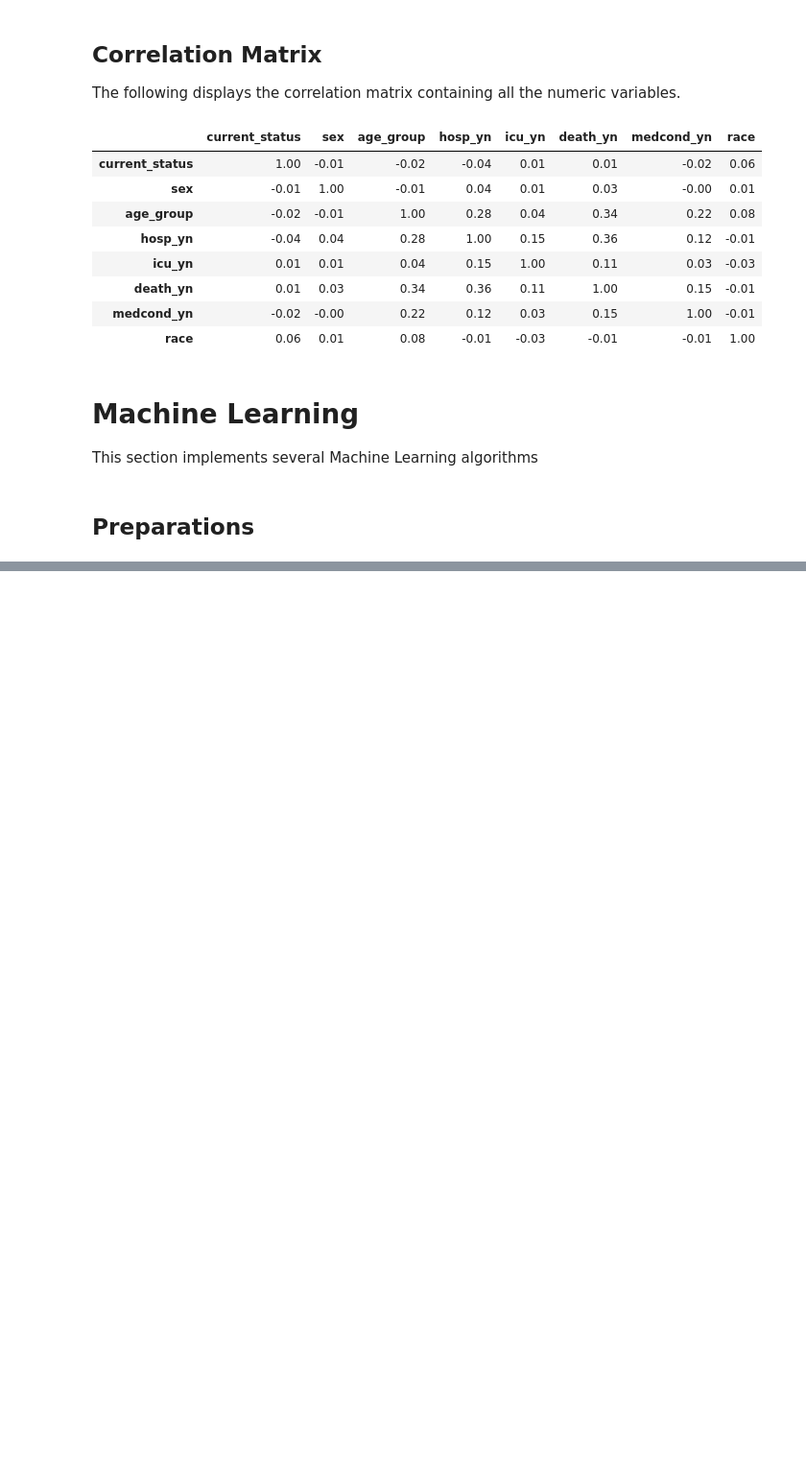
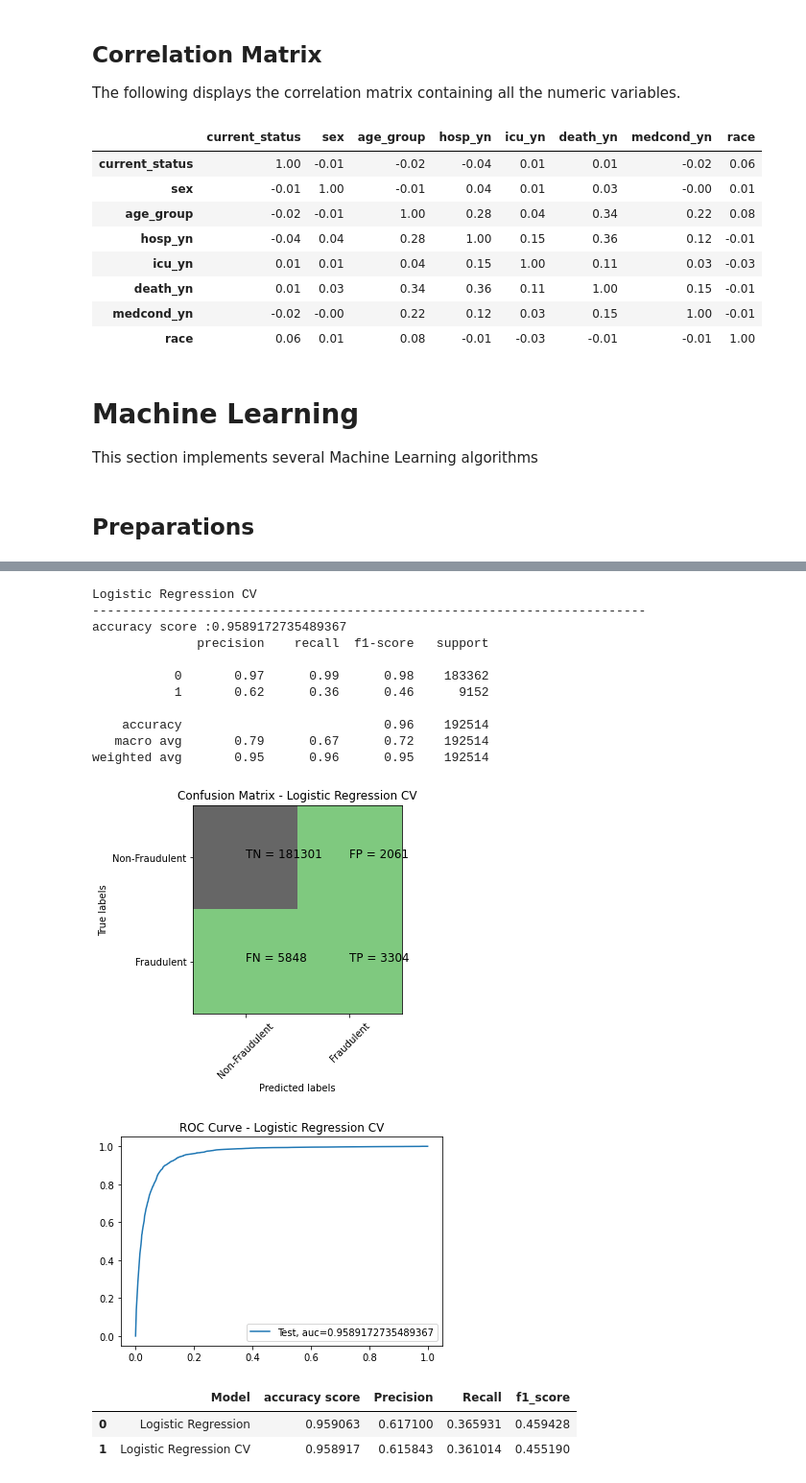
Before and after one commit to babakmahmoudian/ADS-ML, a Jupyter notebook: ml.ipynb, the cells around one changed output, grey strips where cells are left out. Shown at 96% size. Drawn from its saved outputs; the diff is of its cells as text; code cells hidden in the pictures; blank space fills up the shorter version.

```diff
--- a/ml.ipynb
+++ b/ml.ipynb
@@ -527,0 +537,29 @@ weighted avg       0.95      0.96      0.95    192514
+# %%
+from sklearn.linear_model import LogisticRegressionCV
+from sklearn.model_selection import KFold
+
+cv_num = KFold(n_splits=10, shuffle=True, random_state=12)
+lr_modelCV = LogisticRegressionCV(max_iter=200,penalty='l2',scoring='roc_auc',cv=cv_num,tol=10,random_state=12)
+lr_modelCV.fit(x_train,y_train)
+pred2 = lr_modelCV.predict(x_test)
+prob2 = lr_modelCV.predict_proba(x_test)
+print_results("Logistic Regression CV", y_test, pred2,prob2[:,-1])
+
+evaluation_df
+# %% [output]
+Logistic Regression CV
+--------------------------------------------------------------------------
+accuracy score :0.9589172735489367
+              precision    recall  f1-score   support
+
+           0       0.97      0.99      0.98    183362
+           1       0.62      0.36      0.46      9152
+
+    accuracy                           0.96    192514
+   macro avg       0.79      0.67      0.72    192514
+weighted avg       0.95      0.96      0.95    192514
+[figure, added]
+[figure, added]
+|  | Model | accuracy score | Precision | Recall | f1_score |
+| 0 | Logistic Regression | 0.959063 | 0.617100 | 0.365931 | 0.459428 |
+| 1 | Logistic Regression CV | 0.958917 | 0.615843 | 0.361014 | 0.455190 |
```
Also changed, not shown: parts of 24 cells of this notebook.
